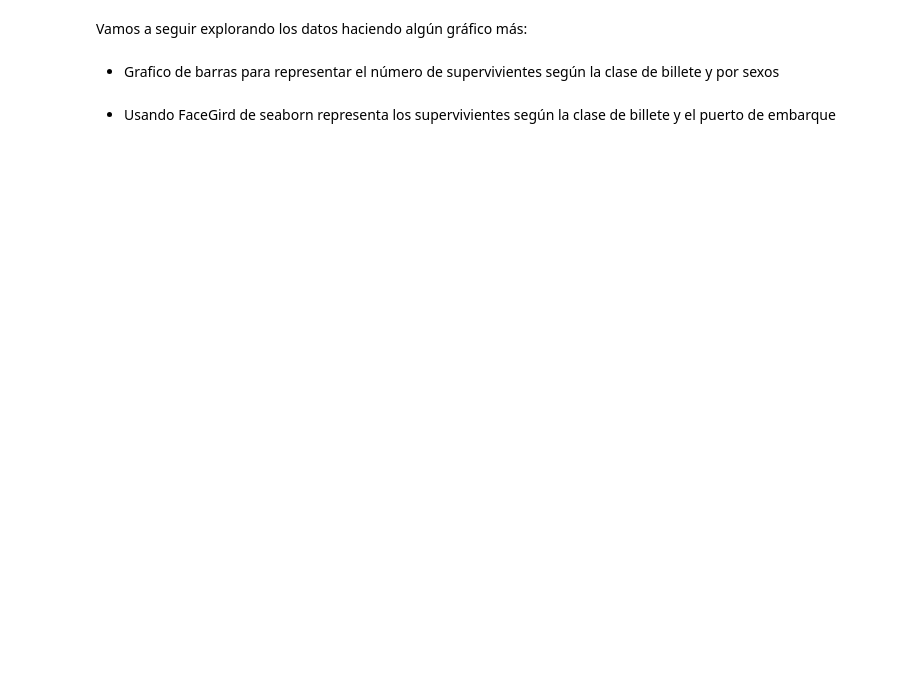
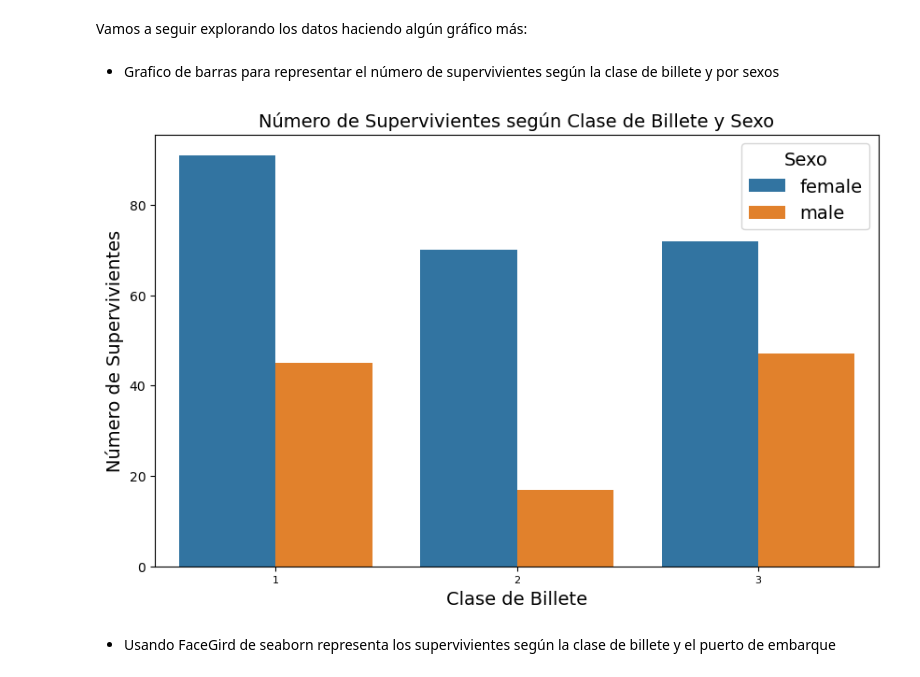
Before and after one commit to Mario-Lopez-Gonzalez/Python_clase, a Jupyter notebook: SAPA/Ejercicios/2_4Ejercicios.ipynb, the cells around one changed output. Drawn from its saved outputs; the diff is of its cells as text; code cells hidden in the pictures; blank space fills up the shorter version.

```diff
--- a/SAPA/Ejercicios/2_4Ejercicios.ipynb
+++ b/SAPA/Ejercicios/2_4Ejercicios.ipynb
@@ -110,5 +411,23 @@ Representa la matriz de correlaciones (representa directamente la matriz usando
 Vamos a seguir explorando los datos haciendo algún gráfico más:
 # %% [markdown]
 - Grafico de barras para representar el número de supervivientes según la clase de billete y por sexos
+# %%
+# Agrupar los datos para contar los supervivientes por clase y sexo
+conteo_supervivientes = df_titanic.groupby(['pclass', 'sex'])['survived'].sum().reset_index()
+
+# Crear un gráfico de barras
+plt.figure(figsize=(10, 6))
+sns.barplot(data=conteo_supervivientes, x='pclass', y='survived', hue='sex')
+
+# Añadir títulos y etiquetas
+plt.title('Número de Supervivientes según Clase de Billete y Sexo')
+plt.xlabel('Clase de Billete')
+plt.ylabel('Número de Supervivientes')
+plt.legend(title='Sexo')
+
+# Mostrar el gráfico
+plt.show()
+# %% [output]
+[figure, added]
 # %% [markdown]
 - Usando FaceGird de seaborn representa los supervivientes según la clase de billete y el puerto de embarque
```
Also changed, not shown: parts of 21 cells of this notebook.
